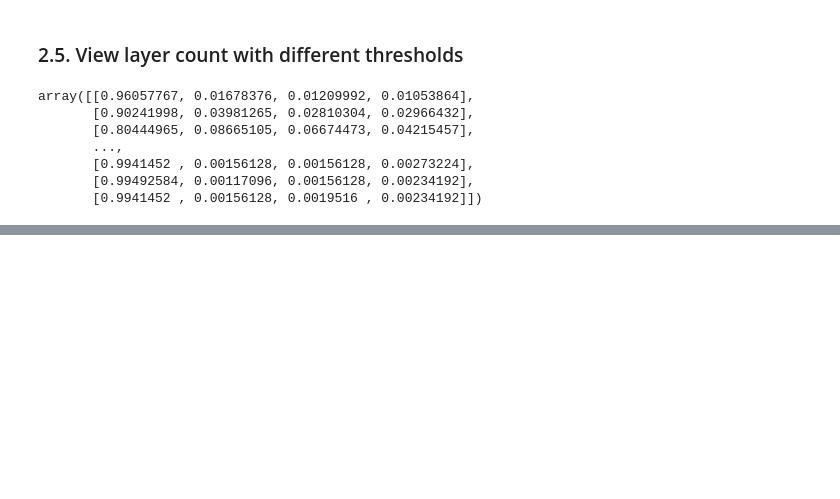
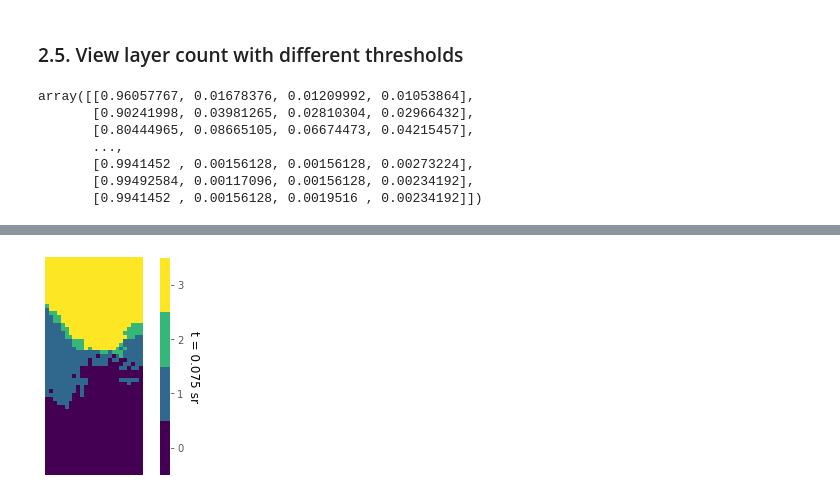
Before and after one commit to shervinazadi/EN_17037_Compliance, a Jupyter notebook: final_notebooks/context_view.ipynb, the cells around one changed output, grey strips where cells are left out. Saved outputs shown, nothing was run; the diff lists cells and outputs as text; code cells hidden in the pictures; blank space fills up the shorter version.

```diff
--- a/final_notebooks/context_view.ipynb
+++ b/final_notebooks/context_view.ipynb
@@ -265,0 +308,16 @@ plt.savefig(plot_path, format='eps')
+# %%
+def discrete_matshow(data):
+    # get discrete colormap
+    cmap = plt.get_cmap('viridis', np.max(data)-np.min(data)+1)
+    # set limits .5 outside true range
+    mat = plt.imshow(data, cmap=cmap,vmin = np.min(data)-.5, vmax = np.max(data)+.5)
+    #tell the colorbar to tick at integers
+    cax = plt.colorbar(mat, ticks=np.arange(np.min(data),np.max(data)+1))
+    plt.axis('off')
+    cax.ax.set_ylabel('t = ' + ('%.3f' % ((0.001 + 4/div) * 4 * np.pi)) + ' sr', color='black', rotation=270, ha='center', va='center')
+    cax.ax.get_yaxis().labelpad = 10
+    plt.setp(cbar.ax.get_yticklabels(),rotation=270)
+
+discrete_matshow(count_grid)
+# %% [output]
+[figure, added]
```
Also changed, not shown: parts of 7 cells of this notebook, 6 other files.
